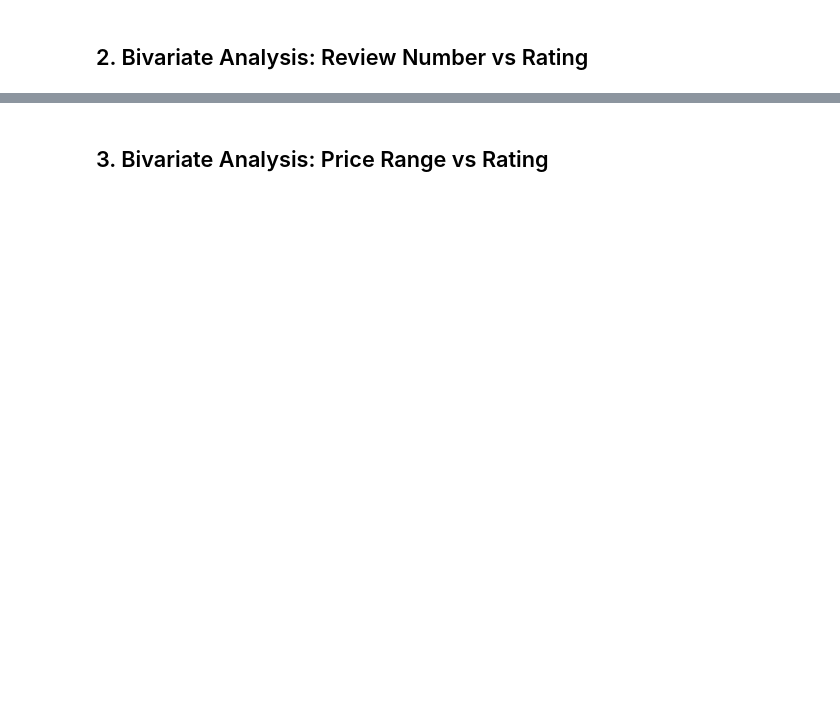
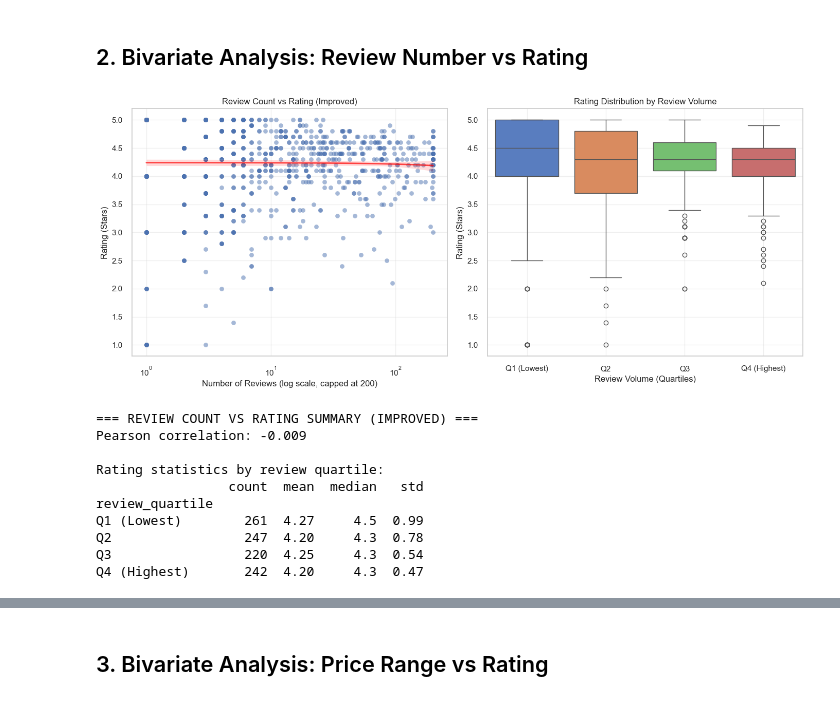
Before and after one commit to vialsiu/irish-bakery-data-science-project, a Jupyter notebook: notebooks/DataAnalysis.ipynb, the cells around one changed output, grey strips where cells are left out. Drawn from its saved outputs; the diff is of its cells as text; code cells hidden in the pictures; blank space fills up the shorter version.

```diff
--- a/notebooks/DataAnalysis.ipynb
+++ b/notebooks/DataAnalysis.ipynb
@@ -1035,2 +1169,78 @@ Mature, quality-focused market with standardized mid-range pricing, clear engage
 # %% [markdown]
 ## 2. Bivariate Analysis: Review Number vs Rating
+# %%
+# 2. Review Count vs Rating
+
+plt.figure(figsize=(14, 6))
+
+# 1. Scatterplot
+# Cap extreme values for clarity (most bakeries under 200 reviews)
+df_clean['review_capped'] = df_clean['review_count_clean'].clip(upper=200)
+
+plt.subplot(1, 2, 1)
+sns.regplot(
+    data=df_clean,
+    x='review_capped',
+    y='rating_final',
+    scatter_kws={'alpha': 0.5, 's': 40},
+    line_kws={'color': 'red', 'lw': 2, 'alpha': 0.7}
+)
+
+plt.xscale('log')
+plt.xlabel('Number of Reviews (log scale, capped at 200)')
+plt.ylabel('Rating (Stars)')
+plt.title('Review Count vs Rating (Improved)')
+plt.grid(True, alpha=0.3)
+
+# 2. Improved Boxplot — Review Volume Quartiles
+
+# Create review volume quartiles (balanced groups)
+df_clean['review_quartile'] = pd.qcut(
+    df_clean['review_count_clean'],
+    q=4,
+    labels=['Q1 (Lowest)', 'Q2', 'Q3', 'Q4 (Highest)']
+)
+
+plt.subplot(1, 2, 2)
+sns.boxplot(
+    data=df_clean,
+    x='review_quartile',
+    y='rating_final',
+    hue='review_quartile',
+    palette='muted',
+    legend=False
+)
+
+plt.xlabel('Review Volume (Quartiles)')
+plt.ylabel('Rating (Stars)')
+plt.title('Rating Distribution by Review Volume')
+plt.grid(True, alpha=0.3)
+
+plt.tight_layout()
+plt.show()
+
+# 3. Statistical Summary
+
+print("=== REVIEW COUNT VS RATING SUMMARY (IMPROVED) ===")
+
+corr = df_clean['review_count_clean'].corr(df_clean['rating_final'])
+print(f"Pearson correlation: {corr:.3f}")
+
+quartile_stats = df_clean.groupby('review_quartile', observed=False)['rating_final'].agg(
+    ['count', 'mean', 'median', 'std']
+).round(2)
+
+print("\nRating statistics by review quartile:")
+print(quartile_stats)
+# %% [output]
+[figure, added]
+=== REVIEW COUNT VS RATING SUMMARY (IMPROVED) ===
+Pearson correlation: -0.009
+
+Rating statistics by review quartile:
+                 count  mean  median   std
+review_quartile
+Q1 (Lowest)        261  4.27     4.5  0.99
+Q2                 247  4.20     4.3  0.78
+Q3                 220  4.25     4.3  0.54
+Q4 (Highest)       242  4.20     4.3  0.47
```
Also changed, not shown: parts of 13 cells of this notebook.
